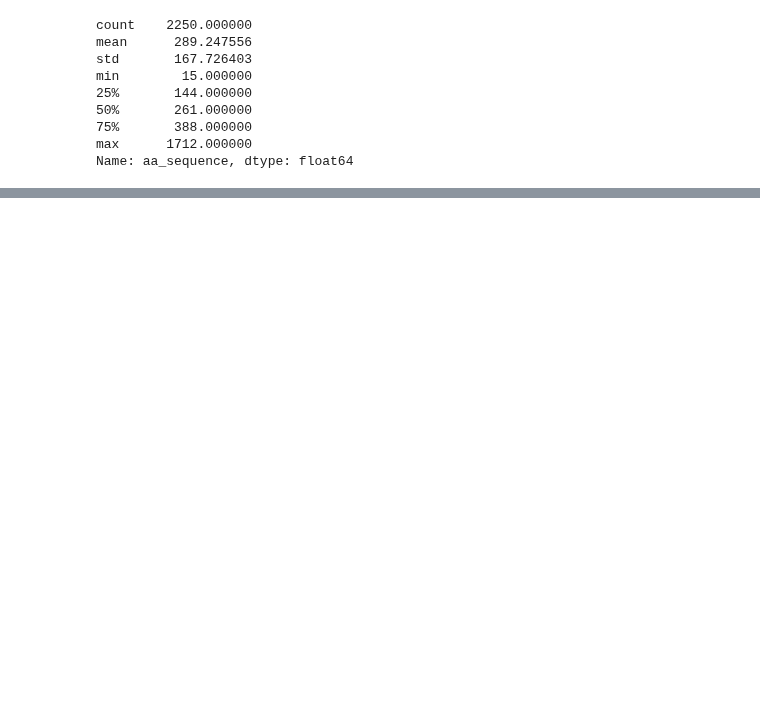
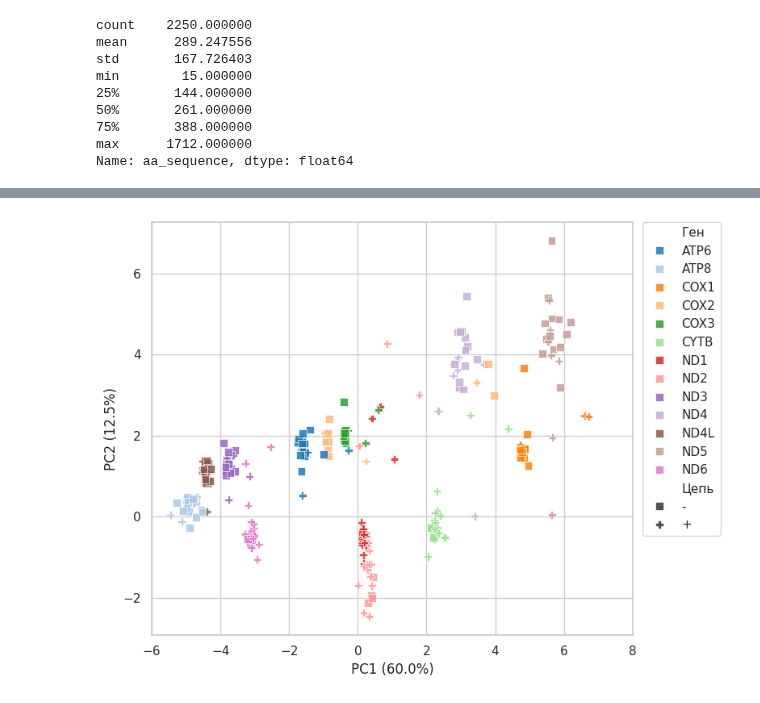
Before and after one commit to mitoclub/AminoAcidShift, a Jupyter notebook: gene_strand_forecast.ipynb, the cells around one changed output, grey strips where cells are left out. Cells and saved outputs as stored; diff of their text form; code cells hidden in the pictures; blank space fills up the shorter version.

```diff
--- a/gene_strand_forecast.ipynb
+++ b/gene_strand_forecast.ipynb
@@ -185,0 +301,25 @@ plt.show()
+# %%
+# plot only Mollusca
+plt.figure(figsize=(8, 6))
+ax = sns.scatterplot(
+    data=plot_df.query('phylum == "Mollusca"'),
+    x='PC1', y='PC2',
+    hue='Ген',
+    style='Цепь',
+    hue_order=sorted(used_genes),
+    markers={'+' : 'P', '-' : 's'},
+    palette='tab20',
+    s=50,
+    alpha=0.85
+)
+
+explained = pca.explained_variance_ratio_ * 100
+ax.set_xlabel(f'PC1 ({explained[0]:.1f}%)')
+ax.set_ylabel(f'PC2 ({explained[1]:.1f}%)')
+ax.set_xlim(-6, 8)
+# ax.set_title('PCA of amino-acid composition')
+plt.legend(bbox_to_anchor=(1.02, 1), loc='upper left', borderaxespad=0)
+plt.tight_layout()
+plt.show()
+# %% [output]
+[figure, added]
```
Also changed, not shown: parts of 16 cells of this notebook, 4 other files.
